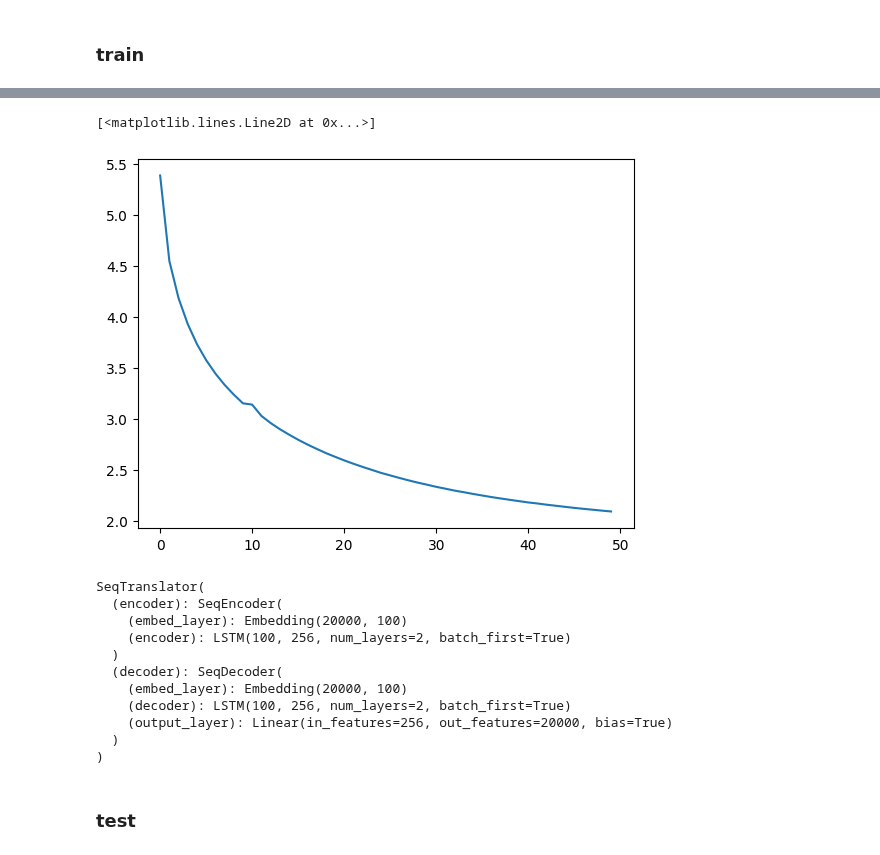
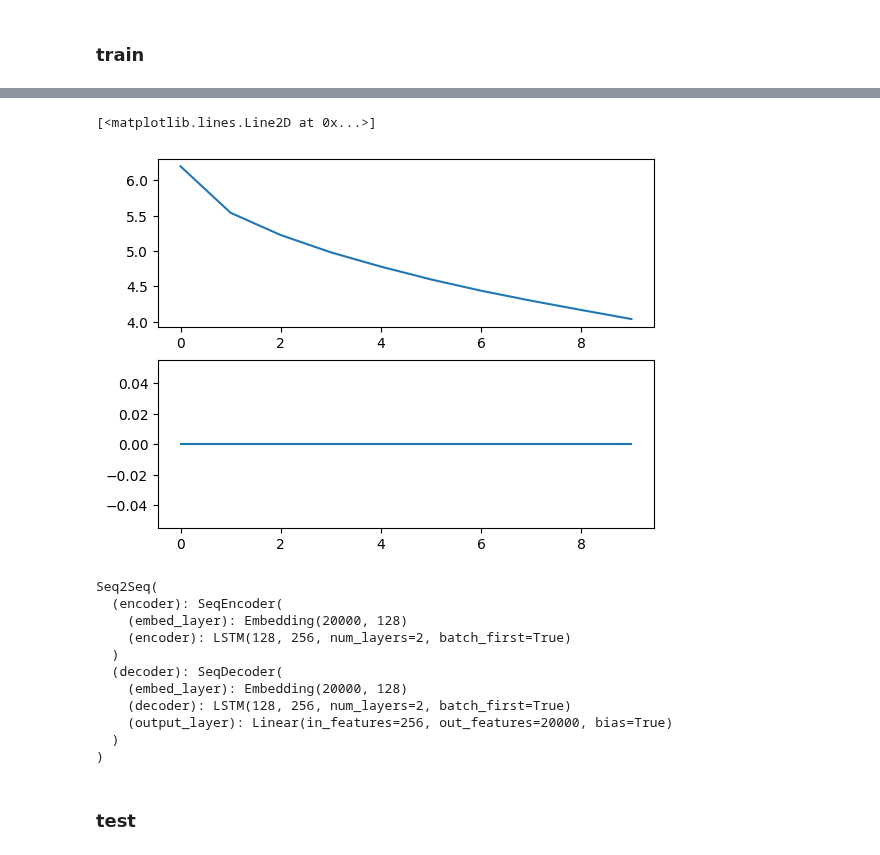
Before and after one commit to TheGEN1U5/DLventures, a Jupyter notebook: nlp/seq2seq/vanillaWMT.ipynb, the cells around one changed output, grey strips where cells are left out. Saved outputs shown, nothing was run; the diff lists cells and outputs as text; code cells hidden in the pictures.

```diff
--- a/nlp/seq2seq/vanillaWMT.ipynb
+++ b/nlp/seq2seq/vanillaWMT.ipynb
@@ -95,4 +119,8 @@ def collate_fn(batch):
     padded_de = pad_sequence(de, batch_first=True, padding_value=pad_idx)
     return padded_en, padded_de, en_len, de_len
 # %%
-train_loader = DataLoader(list(zip(df["en"].to_numpy(), df["de"].to_numpy(), df["en_len"].to_numpy(), df["de_len"].to_numpy())), batch_size=40, shuffle=True, collate_fn=collate_fn)
+def get_loader(df):
+    return DataLoader(list(zip(df["en"].to_numpy(), df["de"].to_numpy(), df["en_len"].to_numpy(), df["de_len"].to_numpy())), batch_size=40, shuffle=True, collate_fn=collate_fn)
+
+train_loader = get_loader(df.loc[:50000])
+val_loader = get_loader(df.loc[50000:50500])
@@ -278,10 +243,12 @@ def train(model, train_loader, lr, epochs, val_loader=None):
 # %% [markdown]
 ### train
 # %%
-translator = Seq2Seq(embed_dim=100, hidden_dim=256, vocab_size_x=tkz_en.get_vocab_size(), vocab_size_y=tkz_de.get_vocab_size(), num_layers=2)
+translator = Seq2Seq(embed_dim=128, hidden_dim=256, vocab_size_x=tkz_en.get_vocab_size(), vocab_size_y=tkz_de.get_vocab_size(), num_layers=2, val_loader=val_loader)
 # %%
 model = torch.load("translator.pt", weights_only=False)
 losses = model["loss"]
+val_losses = model["val_loss"]
 translator.load_state_dict(model["model"])
 translator.to("cuda")
 # losses = np.array([])
+# val_losses = np.array([])
@@ -300,25 +255,28 @@ SeqTranslator(
 # %%
-losses_new = train(translator, train_loader, 0.001, 40)
+losses_new, val_losses_new = train(translator, train_loader, 0.001, 10)
 losses = np.append(losses, losses_new)
+val_losses = np.append(val_losses, val_losses_new)
 # %%
 import matplotlib.pyplot as plt
-plt.plot(losses)
+fig, ax = plt.subplots(2)
+ax[0].plot(losses)
+ax[1].plot(val_losses)
 # %% [output]
 [<matplotlib.lines.Line2D at 0x...>]
-[figure, old version]
+[figure, new version]
 # %%
 translator.to("cpu")
-torch.save({"loss": losses, "model": translator.state_dict()}, "translator.pt")
+torch.save({"loss": losses, "val_loss": val_losses,  "model": translator.state_dict()}, "translator.pt")
 translator.to("cuda")
 # %% [output]
-SeqTranslator(
+Seq2Seq(
   (encoder): SeqEncoder(
-    (embed_layer): Embedding(20000, 100)
-    (encoder): LSTM(100, 256, num_layers=2, batch_first=True)
+    (embed_layer): Embedding(20000, 128)
+    (encoder): LSTM(128, 256, num_layers=2, batch_first=True)
   )
   (decoder): SeqDecoder(
-    (embed_layer): Embedding(20000, 100)
-    (decoder): LSTM(100, 256, num_layers=2, batch_first=True)
+    (embed_layer): Embedding(20000, 128)
+    (decoder): LSTM(128, 256, num_layers=2, batch_first=True)
     (output_layer): Linear(in_features=256, out_features=20000, bias=True)
   )
 )
```
Also changed, not shown: parts of 24 cells of this notebook.
